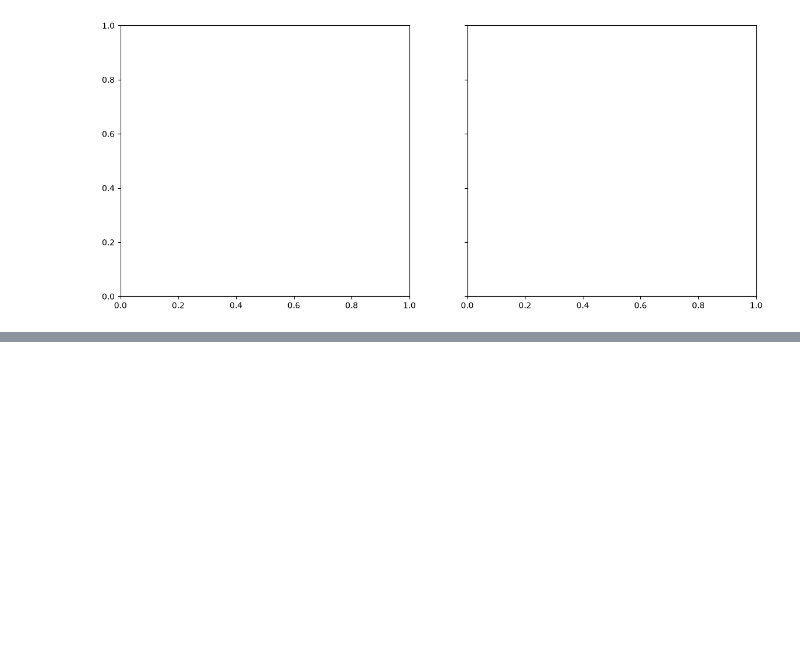
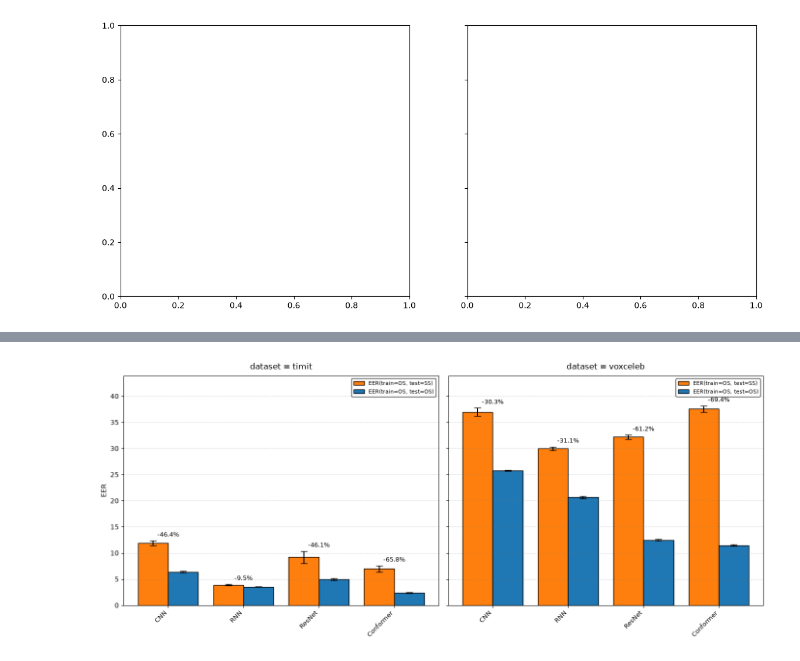
Before and after one commit to sage-diarization/Speaker-Recognition-Supra-Segmental-Temporal-Features, a Jupyter notebook: doc/speaker-verification.ipynb, the cells around one changed output, grey strips where cells are left out. Saved outputs shown, nothing was run; the diff lists cells and outputs as text; code cells hidden in the pictures; blank space fills up the shorter version.

```diff
--- a/doc/speaker-verification.ipynb
+++ b/doc/speaker-verification.ipynb
@@ -118,0 +117,6 @@ plots.paper_vs_conformer()
+# %%
+#| label: figure-paper-vs-conformer-os-trained
+#| caption: Error rates $EER(train=OS, test=OS)$ and $EER(train=OS, test=SS)$ of the CNN, RNN and ResNet architectures reported in @doi:10.1016/j.patrec.2024.03.016 compared to the Conformer in our reproduction.
+plots.paper_vs_conformer(train_strategy='OS')
+# %% [output]
+[figure, added]
```
Also changed, not shown: parts of 1 cell of this notebook, 5 other files.
